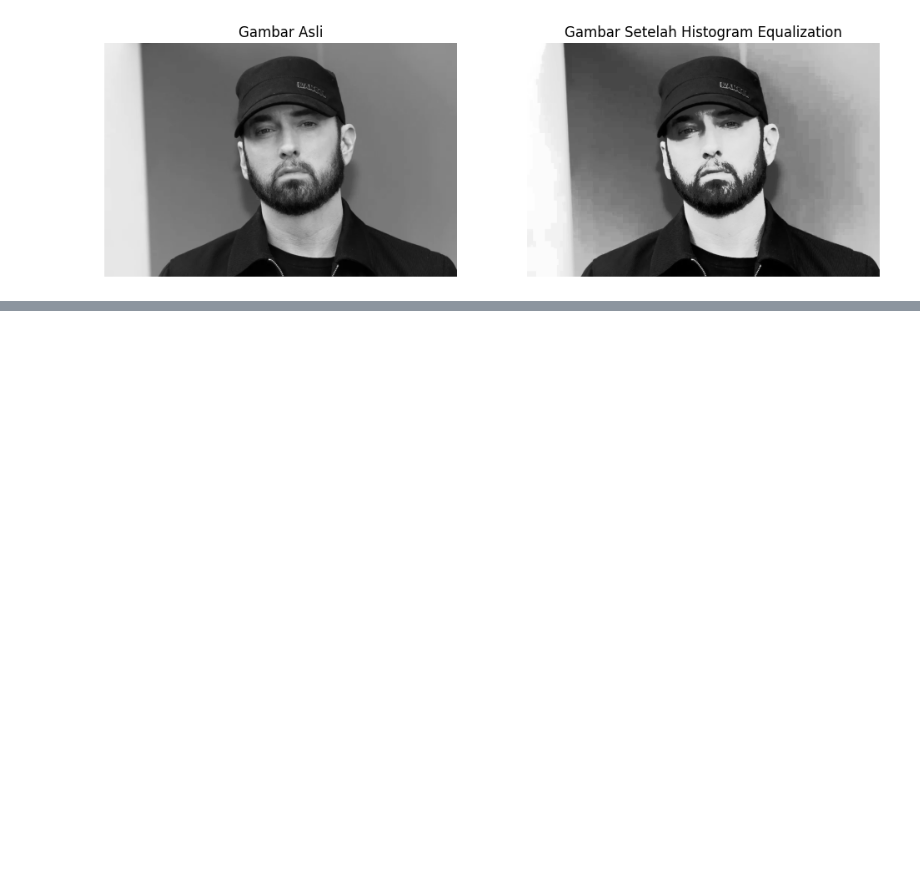
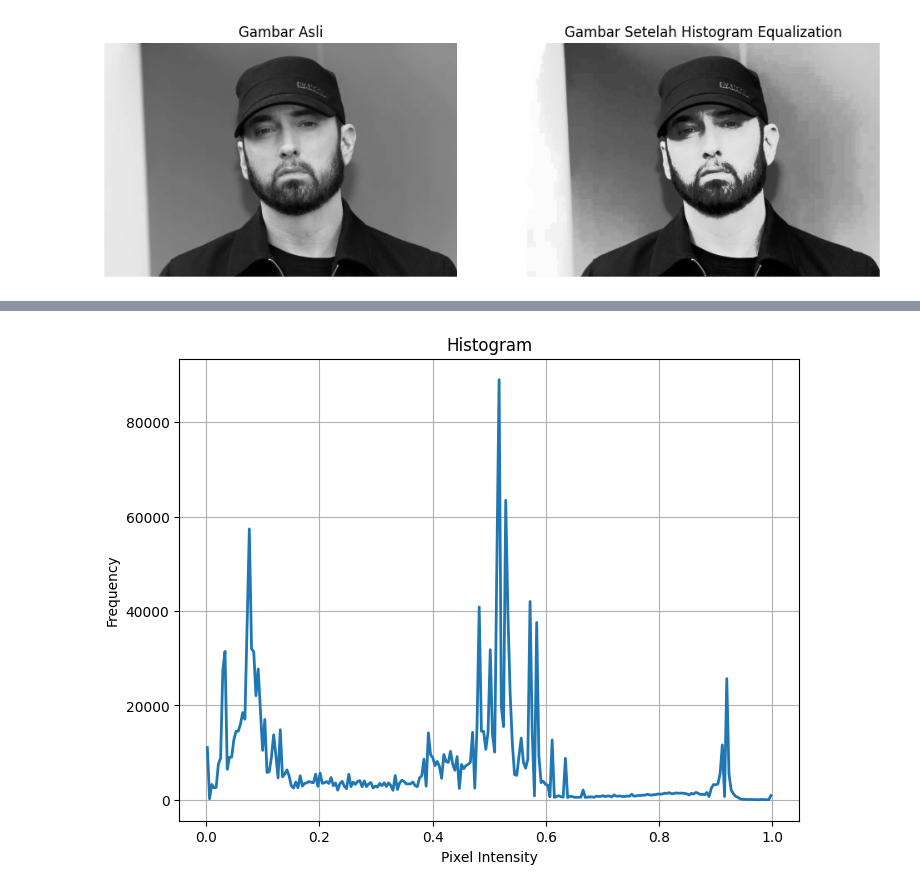
Before and after one commit to BARBARBoyyHD/histogram-scikitimage, a Jupyter notebook: histogram.ipynb, the cells around one changed output, grey strips where cells are left out. Cells and saved outputs as stored; diff of their text form; code cells hidden in the pictures; blank space fills up the shorter version.

```diff
--- a/histogram.ipynb
+++ b/histogram.ipynb
@@ -64,0 +90,17 @@ plt.show()
+# %%
+image = io.imread('./asset/eminem.webp')
+# Konversi gambar ke grayscale jika gambar berwarna
+if len(image.shape) == 3:
+ image = color.rgb2hsv(image)
+# Menghitung histogram
+hist, hist_centers = exposure.histogram(image)
+# Plot histogram
+plt.figure(figsize=(8, 6))
+plt.plot(hist_centers, hist, lw=2)
+plt.title("Histogram")
+plt.xlabel("Pixel Intensity")
+plt.ylabel("Frequency")
+plt.grid(True)
+plt.show()
+# %% [output]
+[figure, added]
```
Also changed, not shown: parts of 8 cells of this notebook, 2 other files.
